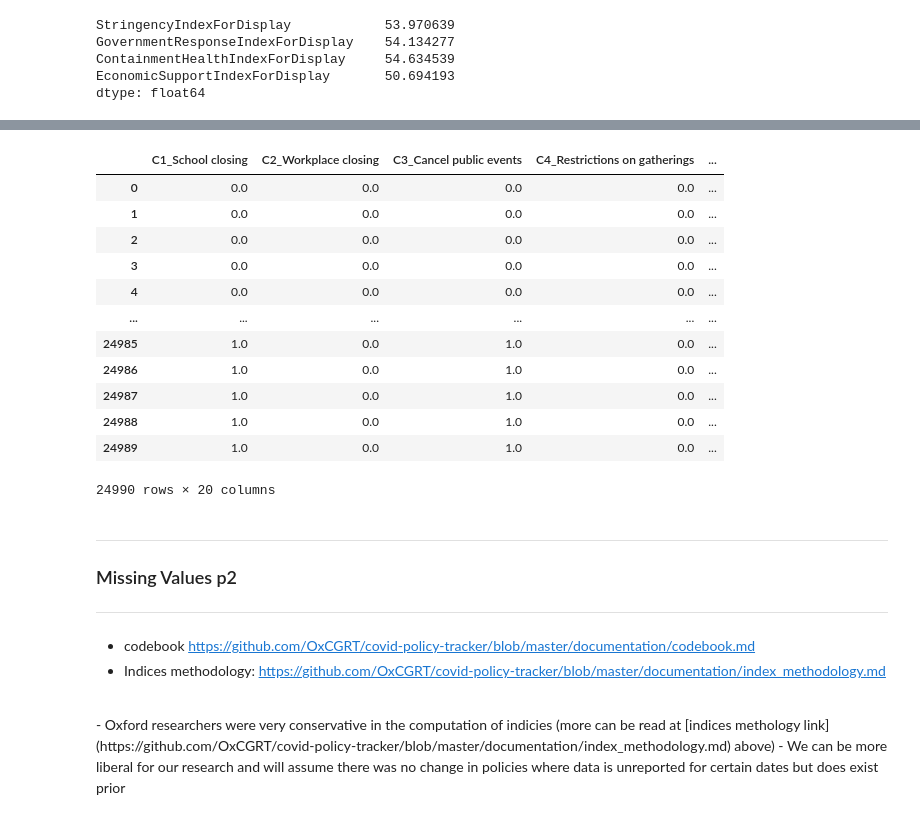
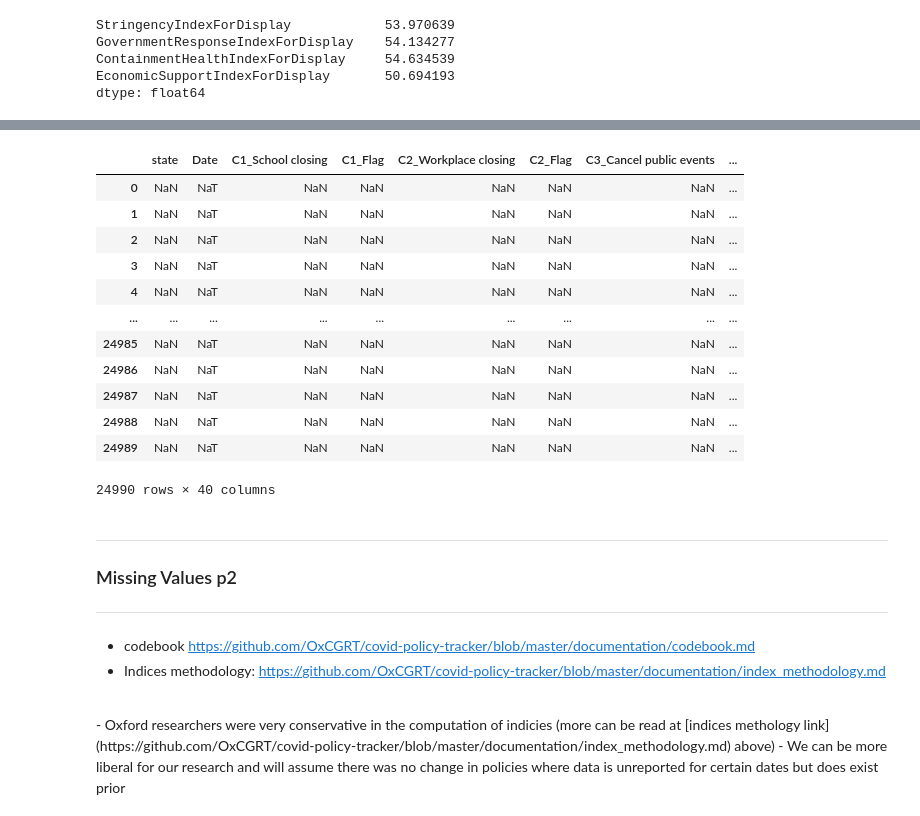
Before and after one commit to justinehly/covid_capstone, a Jupyter notebook: Python/Capstone A - COVID-19.ipynb, the cells around one changed output, grey strips where cells are left out. Cells and saved outputs as stored; diff of their text form; code cells hidden in the pictures.

```diff
--- a/Python/Capstone A - COVID-19.ipynb
+++ b/Python/Capstone A - COVID-19.ipynb
@@ -162,7 +165,3 @@ covid[flags] = flag_impute(indicator_flags)
 covid_ind = copy.deepcopy(covid[indicators])
 covid_ind = covid_ind.interpolate(method = 'linear', aixs = 1, limit_direction = 'both')
 covid[indicators] = covid_ind
-# %%
-# look at where the NaNs are in the index subset of the dataset
-pd.set_option('display.max_rows', 200)
-covid[display_index][covid[display_index].isnull().any(axis=1)]
@@ -247,19 +242,19 @@ covid_ind
-# %%
-covid[indicators]
-# %% [output]
-|  | C1_School closing | C2_Workplace closing | C3_Cancel public events | C4_Restrictions on gatherings | ... |
-| 0 | 0.0 | 0.0 | 0.0 | 0.0 | ... |
-| 1 | 0.0 | 0.0 | 0.0 | 0.0 | ... |
-| 2 | 0.0 | 0.0 | 0.0 | 0.0 | ... |
-| 3 | 0.0 | 0.0 | 0.0 | 0.0 | ... |
-| 4 | 0.0 | 0.0 | 0.0 | 0.0 | ... |
-| ... | ... | ... | ... | ... | ... |
-| 24985 | 1.0 | 0.0 | 1.0 | 0.0 | ... |
-| 24986 | 1.0 | 0.0 | 1.0 | 0.0 | ... |
-| 24987 | 1.0 | 0.0 | 1.0 | 0.0 | ... |
-| 24988 | 1.0 | 0.0 | 1.0 | 0.0 | ... |
-| 24989 | 1.0 | 0.0 | 1.0 | 0.0 | ... |
-24990 rows × 20 columns
+# %%
+covid[covid[display_index].isnull()]
+# %% [output]
+|  | state | Date | C1_School closing | C1_Flag | C2_Workplace closing | C2_Flag | C3_Cancel public events | ... |
+| 0 | NaN | NaT | NaN | NaN | NaN | NaN | NaN | ... |
+| 1 | NaN | NaT | NaN | NaN | NaN | NaN | NaN | ... |
+| 2 | NaN | NaT | NaN | NaN | NaN | NaN | NaN | ... |
+| 3 | NaN | NaT | NaN | NaN | NaN | NaN | NaN | ... |
+| 4 | NaN | NaT | NaN | NaN | NaN | NaN | NaN | ... |
+| ... | ... | ... | ... | ... | ... | ... | ... | ... |
+| 24985 | NaN | NaT | NaN | NaN | NaN | NaN | NaN | ... |
+| 24986 | NaN | NaT | NaN | NaN | NaN | NaN | NaN | ... |
+| 24987 | NaN | NaT | NaN | NaN | NaN | NaN | NaN | ... |
+| 24988 | NaN | NaT | NaN | NaN | NaN | NaN | NaN | ... |
+| 24989 | NaN | NaT | NaN | NaN | NaN | NaN | NaN | ... |
+24990 rows × 40 columns
 # %% [markdown]
 ---
 ### Missing Values p2
```
Also changed, not shown: parts of 7 cells of this notebook, 1 other file.
